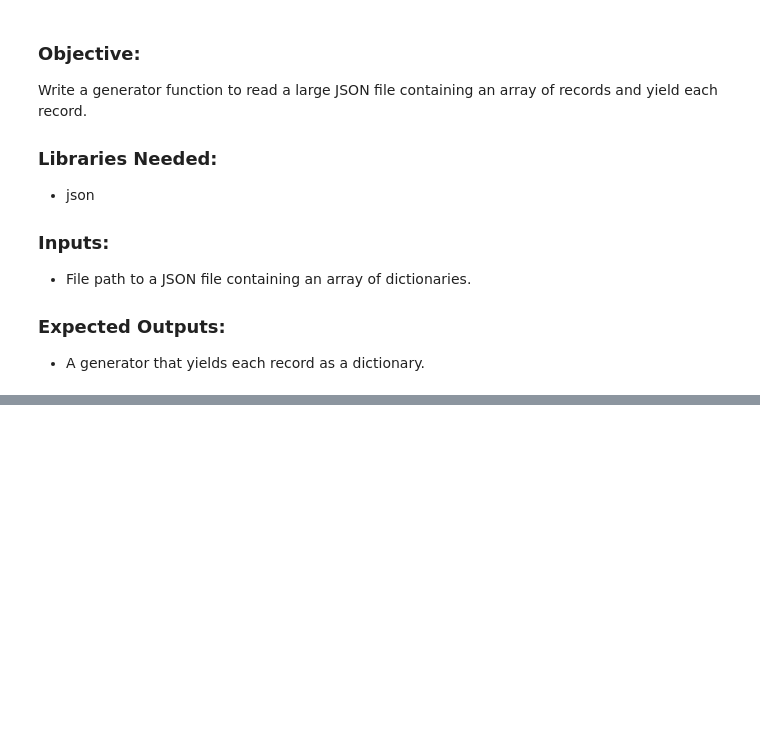
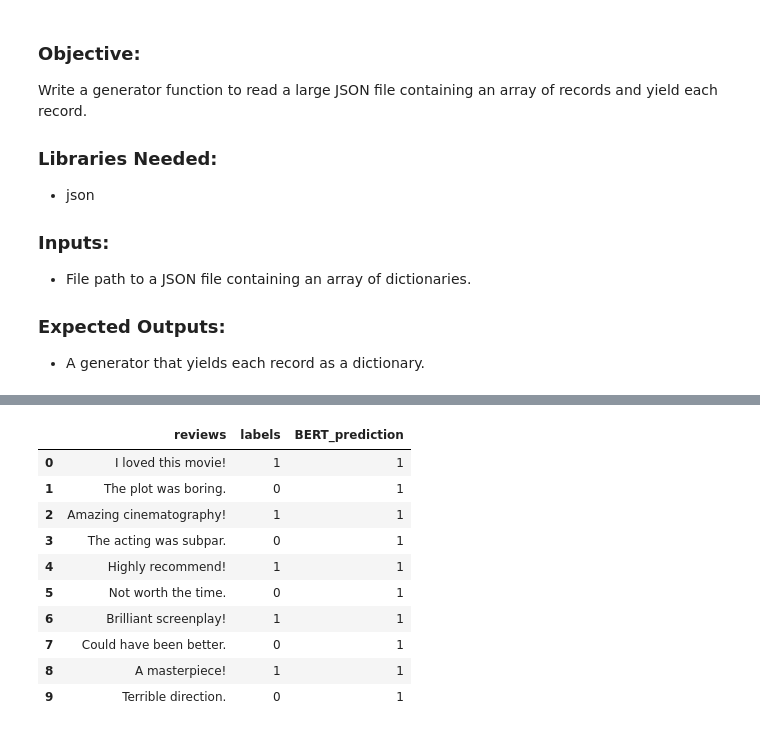
Before and after one commit to danmarino1/data_science_practice, a Jupyter notebook: sept_2023_questions.ipynb, the cells around one changed output, grey strips where cells are left out. Cells and saved outputs as stored; diff of their text form; code cells hidden in the pictures; blank space fills up the shorter version.

```diff
--- a/sept_2023_questions.ipynb
+++ b/sept_2023_questions.ipynb
@@ -1149,0 +1171,17 @@ def read_json_and_return_dictionary(json_file_path):
+# %%
+# Sample Data in JSON format
+sample_data = {
+    "reviews": [
+        "I loved this movie!",
+        "The plot was boring.",
+        "Amazing cinematography!",
+        "The acting was subpar.",
+        "Highly recommend!",
+        "Not worth the time.",
+        "Brilliant screenplay!",
+        "Could have been better.",
+        "A masterpiece!",
+        "Terrible direction."
+    ],
+    "labels": [1, 0, 1, 0, 1, 0, 1, 0, 1, 0]
+}
@@ -1149,0 +1190,2 @@ def read_json_and_return_dictionary(json_file_path):
+# %%
+reviews = pd.DataFrame(sample_data)
@@ -1149,0 +1261,14 @@ def read_json_and_return_dictionary(json_file_path):
+# %%
+add_bert_predictions_to_dataframe(reviews)
+# %% [output]
+|  | reviews | labels | BERT_prediction |
+| 0 | I loved this movie! | 1 | 1 |
+| 1 | The plot was boring. | 0 | 1 |
+| 2 | Amazing cinematography! | 1 | 1 |
+| 3 | The acting was subpar. | 0 | 1 |
+| 4 | Highly recommend! | 1 | 1 |
+| 5 | Not worth the time. | 0 | 1 |
+| 6 | Brilliant screenplay! | 1 | 1 |
+| 7 | Could have been better. | 0 | 1 |
+| 8 | A masterpiece! | 1 | 1 |
+| 9 | Terrible direction. | 0 | 1 |
```
Also changed, not shown: parts of 5 cells of this notebook.
